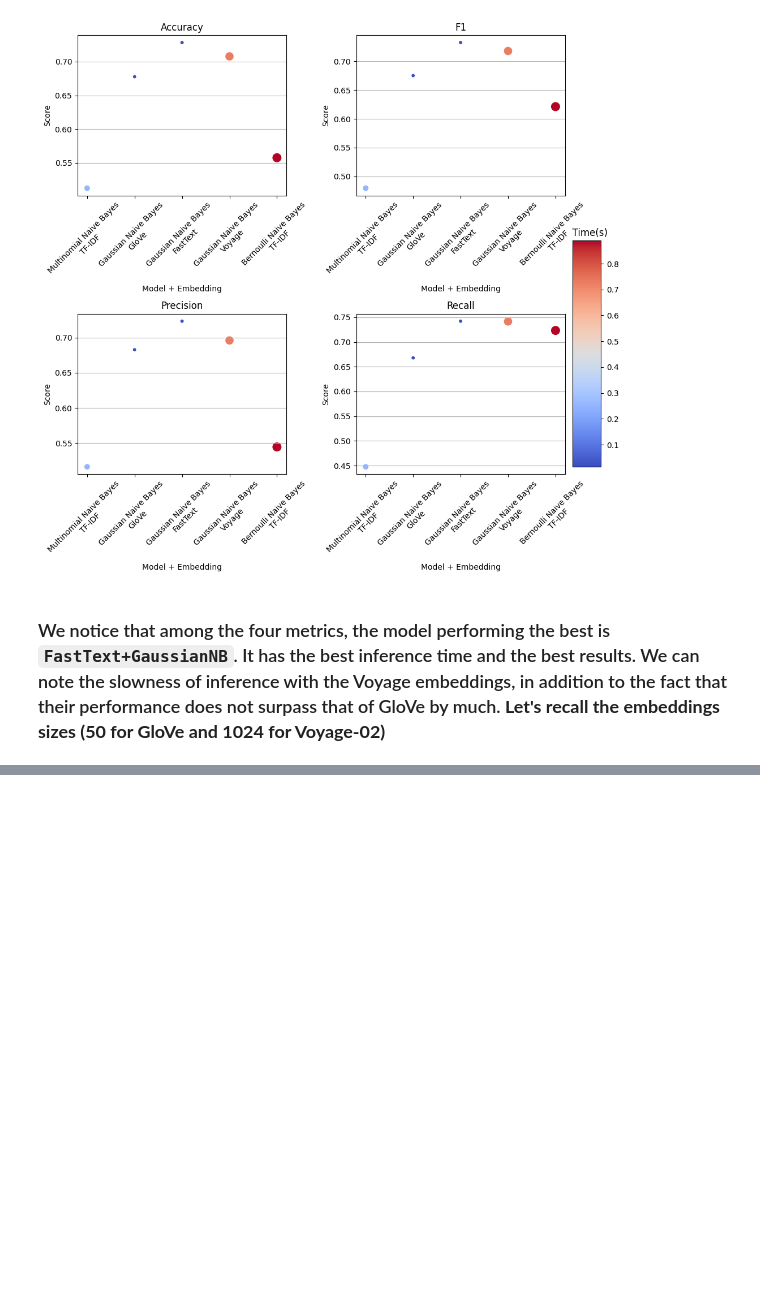
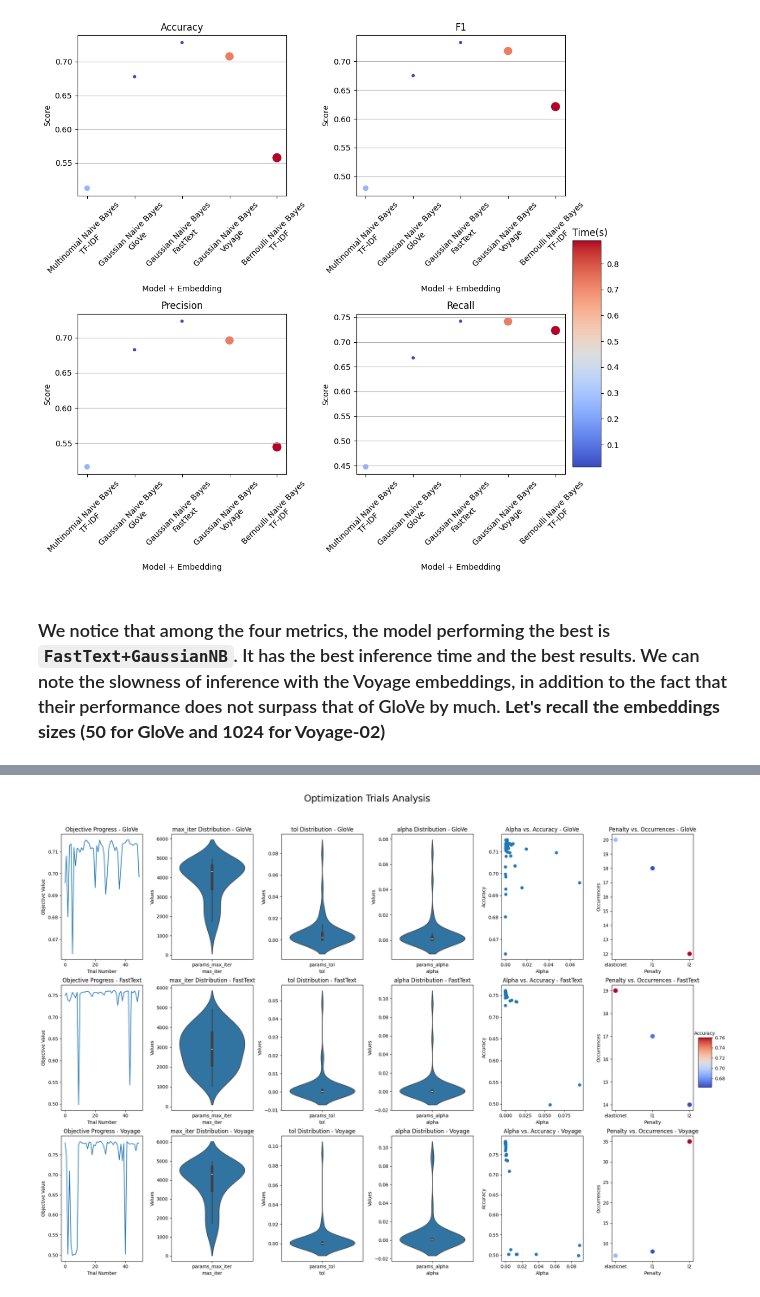
Before and after one commit to ilanaliouchouche/hate-speechs, a Jupyter notebook: hatespeech.ipynb, the cells around one changed output, grey strips where cells are left out. Cells and saved outputs as stored; diff of their text form; code cells hidden in the pictures; blank space fills up the shorter version.

```diff
--- a/hatespeech.ipynb
+++ b/hatespeech.ipynb
@@ -507,0 +553,3 @@ df_with_vectors_val.to_csv('data_val_with_vectors.csv', index=False)
+# %%
+df_with_vectors_test = load_csv('data_test_with_vectors.csv')
+df_with_vectors_val = load_csv('data_val_with_vectors.csv')
@@ -606,0 +739,4 @@ plt.show()
+# %%
+print('SGDClassifier SVM Best Parameters' , end='\n\n')
+for embed in embed_list:
+    print(f'{embed}: {sgd_best_params[embed]}')
@@ -606,0 +750,10 @@ plt.show()
+# %%
+for study,embed in zip(study_list, embed_list):
+    try:
+        study.trials_dataframe().to_csv(f'stud/svm_trials_{embed}.csv', mode='a', index=False)
+    except:
+        break
+# %%
+df_svm_trials_glove = pd.read_csv('stud/svm_trials_GloVe.csv')
+df_svm_trials_fasttext = pd.read_csv('stud/svm_trials_FastText.csv')
+df_svm_trials_voyage = pd.read_csv('stud/svm_trials_Voyage.csv')
@@ -606,0 +769,46 @@ plt.show()
+# %%
+fig, axes = plt.subplots(3, 6, figsize=(20, 15))
+fig.suptitle('Optimization Trials Analysis', fontsize=20)
+
+for i, (df, embed) in enumerate(zip([df_svm_trials_glove, df_svm_trials_fasttext, df_svm_trials_voyage], embed_list[:-1])):
+    axes[i, 0].plot(df['number'], df['value'])
+    axes[i, 0].set_title(f'Objective Progress - {embed}')
+    axes[i, 0].set_xlabel('Trial Number')
+    axes[i, 0].set_ylabel('Objective Value')
+
+    sns.violinplot(data=df[['params_max_iter']], ax=axes[i, 1])
+    axes[i, 1].set_title(f'max_iter Distribution - {embed}')
+    axes[i, 1].set_xlabel('max_iter')
+    axes[i, 1].set_ylabel('Values')
+
+    sns.violinplot(data=df[['params_tol']], ax=axes[i, 2])
+    axes[i, 2].set_title(f'tol Distribution - {embed}')
+    axes[i, 2].set_xlabel('tol')
+    axes[i, 2].set_ylabel('Values')
+
+    sns.violinplot(data=df[['params_alpha']], ax=axes[i, 3])
+    axes[i, 3].set_title(f'alpha Distribution - {embed}')
+    axes[i, 3].set_xlabel('alpha')
+    axes[i, 3].set_ylabel('Values')
+
+    axes[i, 4].scatter(df['params_alpha'], df['value'])
+    axes[i, 4].set_title(f'Alpha vs. Accuracy - {embed}')
+    axes[i, 4].set_xlabel('Alpha')
+    axes[i, 4].set_ylabel('Accuracy')
+
+    df_grouped = df.groupby('params_penalty').agg({'number': 'count', 'value': 'mean'}).reset_index()
+
+    scatter = axes[i, 5].scatter(df_grouped['params_penalty'], df_grouped['number'], s=df_grouped['value']*100, c=df_grouped['value'], cmap='coolwarm')
+    axes[i, 5].set_title(f'Penalty vs. Occurrences - {embed}')
+    axes[i, 5].set_xlabel('Penalty')
+    axes[i, 5].set_ylabel('Occurrences')
+
+cbar = fig.colorbar(scatter, ax=axs, cax=fig.add_axes([1, 0.39, 0.02, 0.1]))
+cbar.orientation = 'horizontal'
+cbar.ax.set_title('Accuracy', fontdict={'fontsize': 10})
+plt.tight_layout()
+plt.subplots_adjust(top=0.9)
+#plt.savefig('images/svm_trials.png')
+plt.show()
+# %% [output]
+[figure, added]
```
Also changed, not shown: parts of 20 cells of this notebook, 2 other files.
